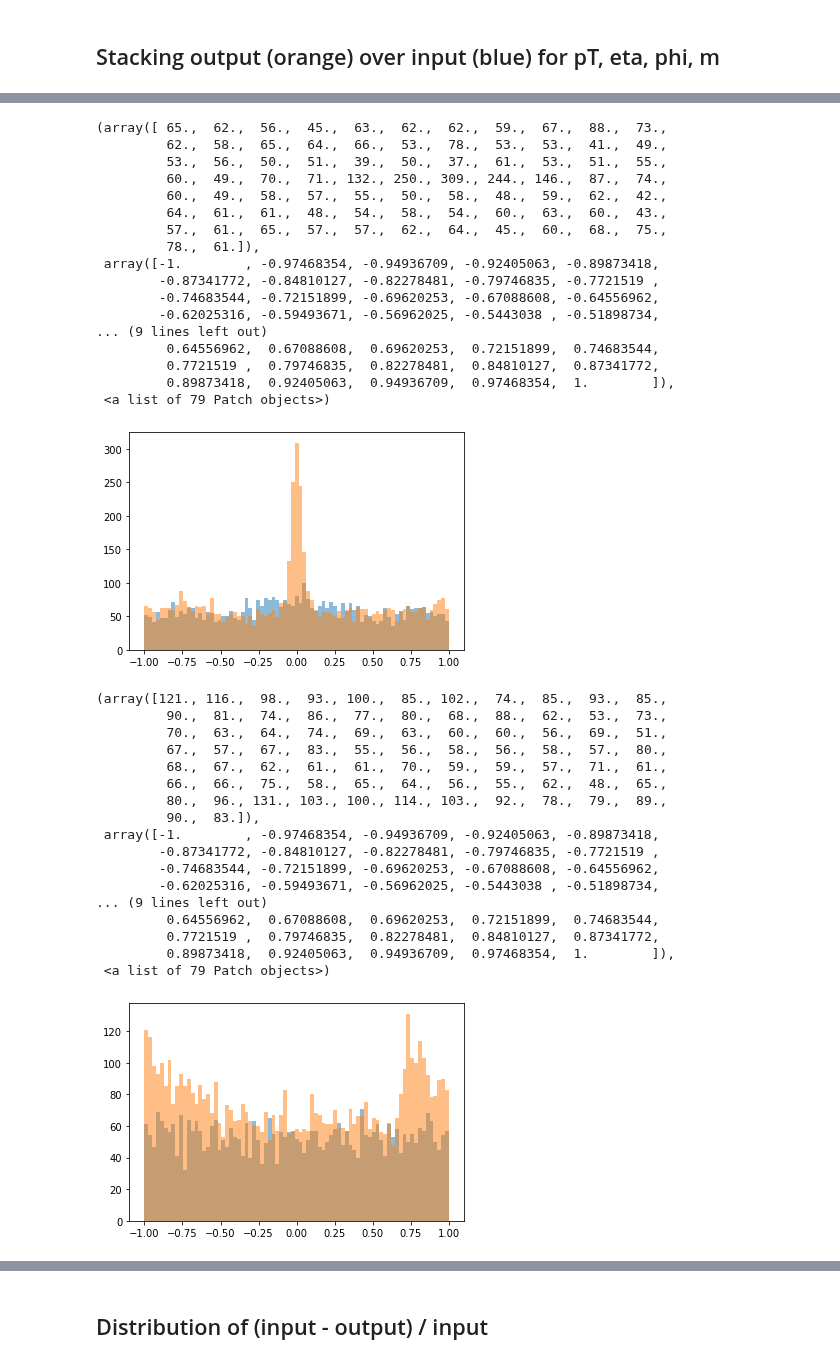
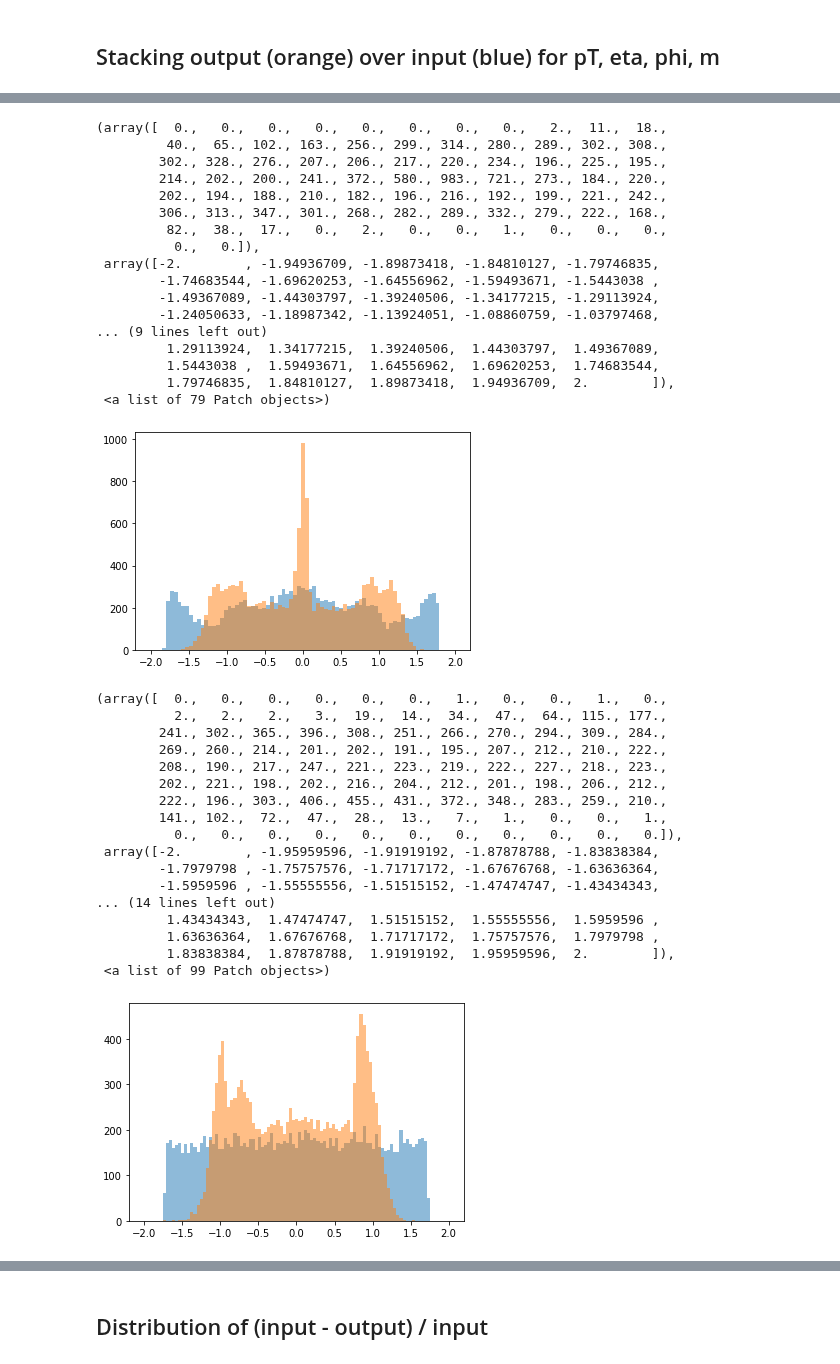
Before and after one commit to stsan9/AnomalyDetection4Jets, a Jupyter notebook: VAE.ipynb, the cells around one changed output, grey strips where cells are left out. Cells and saved outputs as stored; diff of their text form; code cells hidden in the pictures.

```diff
--- a/VAE.ipynb
+++ b/VAE.ipynb
@@ -8,7 +8,7 @@ from sklearn import preprocessing
 # %%
 path = path = '/anomalyvol/data/events_LHCO2020_backgroundMC_Pythia.h5'
 # %%
-df = pd.read_hdf(path,stop=5000) # just read first 5000 events
+df = pd.read_hdf(path,stop=10000) # just read first 10000 events
 # %%
 all_events = df.values
 # %%
@@ -137,7 +137,7 @@ ________________________________________________________________________________
 # %%
 from sklearn.model_selection import train_test_split
 # %%
-batch_size = 200
+batch_size = 400
 epochs = 100
 # %%
 x_train.shape
@@ -235,49 +239,49 @@ plt.hist(pT_pred, bins=bins,alpha=0.5)
 # %%
-bins = np.linspace(-1, 1, 80)
+bins = np.linspace(-2, 2, 80)
 plt.hist(eta, bins=bins,alpha=0.5)
 plt.hist(eta_pred, bins=bins,alpha=0.5)
 # %% [output]
-(array([ 65.,  62.,  56.,  45.,  63.,  62.,  62.,  59.,  67.,  88.,  73.,
-         62.,  58.,  65.,  64.,  66.,  53.,  78.,  53.,  53.,  41.,  49.,
-         53.,  56.,  50.,  51.,  39.,  50.,  37.,  61.,  53.,  51.,  55.,
-         60.,  49.,  70.,  71., 132., 250., 309., 244., 146.,  87.,  74.,
-         60.,  49.,  58.,  57.,  55.,  50.,  58.,  48.,  59.,  62.,  42.,
-         64.,  61.,  61.,  48.,  54.,  58.,  54.,  60.,  63.,  60.,  43.,
-         57.,  61.,  65.,  57.,  57.,  62.,  64.,  45.,  60.,  68.,  75.,
-         78.,  61.]),
- array([-1.        , -0.97468354, -0.94936709, -0.92405063, -0.89873418,
-        -0.87341772, -0.84810127, -0.82278481, -0.79746835, -0.7721519 ,
-        -0.74683544, -0.72151899, -0.69620253, -0.67088608, -0.64556962,
-        -0.62025316, -0.59493671, -0.56962025, -0.5443038 , -0.51898734,
+(array([  0.,   0.,   0.,   0.,   0.,   0.,   0.,   0.,   2.,  11.,  18.,
+         40.,  65., 102., 163., 256., 299., 314., 280., 289., 302., 308.,
+        302., 328., 276., 207., 206., 217., 220., 234., 196., 225., 195.,
+        214., 202., 200., 241., 372., 580., 983., 721., 273., 184., 220.,
+        202., 194., 188., 210., 182., 196., 216., 192., 199., 221., 242.,
+        306., 313., 347., 301., 268., 282., 289., 332., 279., 222., 168.,
+         82.,  38.,  17.,   0.,   2.,   0.,   0.,   1.,   0.,   0.,   0.,
+          0.,   0.]),
+ array([-2.        , -1.94936709, -1.89873418, -1.84810127, -1.79746835,
+        -1.74683544, -1.69620253, -1.64556962, -1.59493671, -1.5443038 ,
+        -1.49367089, -1.44303797, -1.39240506, -1.34177215, -1.29113924,
+        -1.24050633, -1.18987342, -1.13924051, -1.08860759, -1.03797468,
 ... (9 lines left out)
-         0.64556962,  0.67088608,  0.69620253,  0.72151899,  0.74683544,
-         0.7721519 ,  0.79746835,  0.82278481,  0.84810127,  0.87341772,
-         0.89873418,  0.92405063,  0.94936709,  0.97468354,  1.        ]),
+         1.29113924,  1.34177215,  1.39240506,  1.44303797,  1.49367089,
+         1.5443038 ,  1.59493671,  1.64556962,  1.69620253,  1.74683544,
+         1.79746835,  1.84810127,  1.89873418,  1.94936709,  2.        ]),
  <a list of 79 Patch objects>)
-[figure, old version]
+[figure, new version]
 # %%
-bins = np.linspace(-1, 1, 80)
+bins = np.linspace(-2,2, 100)
 plt.hist(phi, bins=bins,alpha=0.5)
 plt.hist(phi_pred, bins=bins,alpha=0.5)
 # %% [output]
-(array([121., 116.,  98.,  93., 100.,  85., 102.,  74.,  85.,  93.,  85.,
-         90.,  81.,  74.,  86.,  77.,  80.,  68.,  88.,  62.,  53.,  73.,
-         70.,  63.,  64.,  74.,  69.,  63.,  60.,  60.,  56.,  69.,  51.,
-         67.,  57.,  67.,  83.,  55.,  56.,  58.,  56.,  58.,  57.,  80.,
-         68.,  67.,  62.,  61.,  61.,  70.,  59.,  59.,  57.,  71.,  61.,
-         66.,  66.,  75.,  58.,  65.,  64.,  56.,  55.,  62.,  48.,  65.,
-         80.,  96., 131., 103., 100., 114., 103.,  92.,  78.,  79.,  89.,
-         90.,  83.]),
- array([-1.        , -0.97468354, -0.94936709, -0.92405063, -0.89873418,
-        -0.87341772, -0.84810127, -0.82278481, -0.79746835, -0.7721519 ,
-        -0.74683544, -0.72151899, -0.69620253, -0.67088608, -0.64556962,
-        -0.62025316, -0.59493671, -0.56962025, -0.5443038 , -0.51898734,
-... (9 lines left out)
-         0.64556962,  0.67088608,  0.69620253,  0.72151899,  0.74683544,
-         0.7721519 ,  0.79746835,  0.82278481,  0.84810127,  0.87341772,
-         0.89873418,  0.92405063,  0.94936709,  0.97468354,  1.        ]),
- <a list of 79 Patch objects>)
+(array([  0.,   0.,   0.,   0.,   0.,   0.,   1.,   0.,   0.,   1.,   0.,
+          2.,   2.,   2.,   3.,  19.,  14.,  34.,  47.,  64., 115., 177.,
+        241., 302., 365., 396., 308., 251., 266., 270., 294., 309., 284.,
+        269., 260., 214., 201., 202., 191., 195., 207., 212., 210., 222.,
+        208., 190., 217., 247., 221., 223., 219., 222., 227., 218., 223.,
+        202., 221., 198., 202., 216., 204., 212., 201., 198., 206., 212.,
+        222., 196., 303., 406., 455., 431., 372., 348., 283., 259., 210.,
+        141., 102.,  72.,  47.,  28.,  13.,   7.,   1.,   0.,   0.,   1.,
+          0.,   0.,   0.,   0.,   0.,   0.,   0.,   0.,   0.,   0.,   0.]),
+ array([-2.        , -1.95959596, -1.91919192, -1.87878788, -1.83838384,
+        -1.7979798 , -1.75757576, -1.71717172, -1.67676768, -1.63636364,
+        -1.5959596 , -1.55555556, -1.51515152, -1.47474747, -1.43434343,
+... (14 lines left out)
+         1.43434343,  1.47474747,  1.51515152,  1.55555556,  1.5959596 ,
+         1.63636364,  1.67676768,  1.71717172,  1.75757576,  1.7979798 ,
+         1.83838384,  1.87878788,  1.91919192,  1.95959596,  2.        ]),
+ <a list of 99 Patch objects>)
-[figure, old version]
+[figure, new version]
 # %%
 bins = np.linspace(-.4,1, 60)
 plt.hist(mass, bins=bins,alpha=0.5)
```
Also changed, not shown: parts of 10 cells of this notebook.
